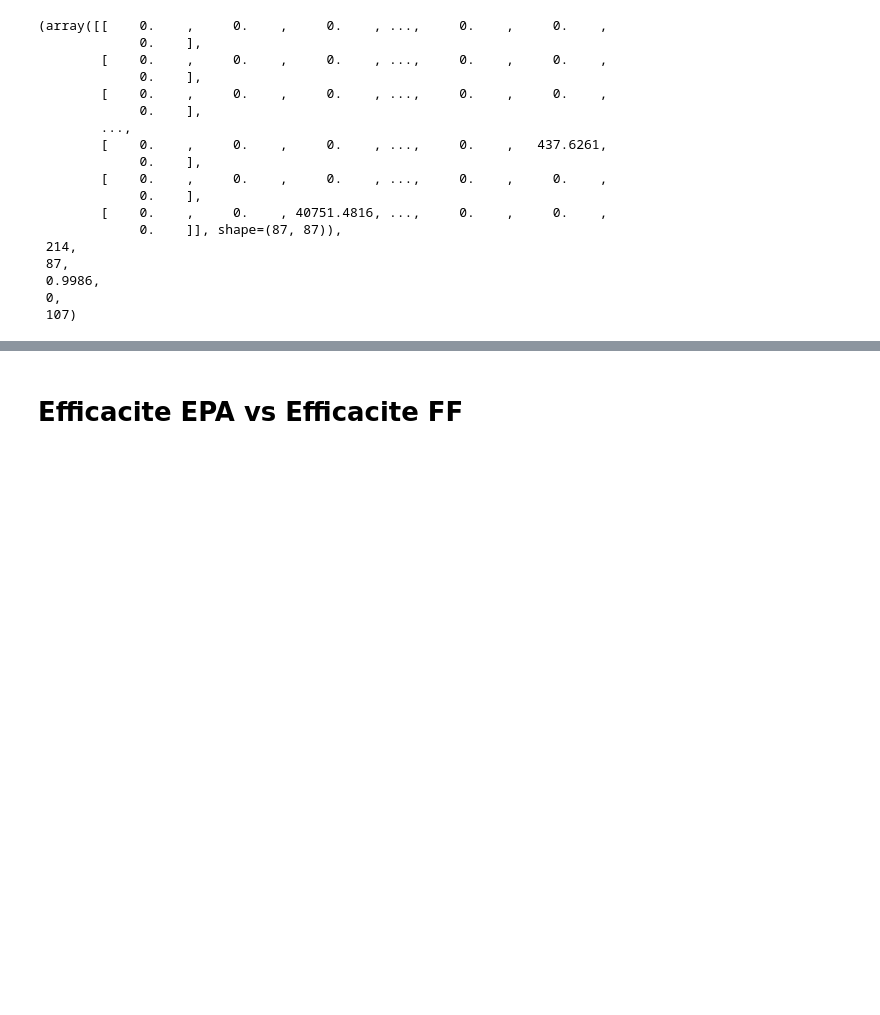
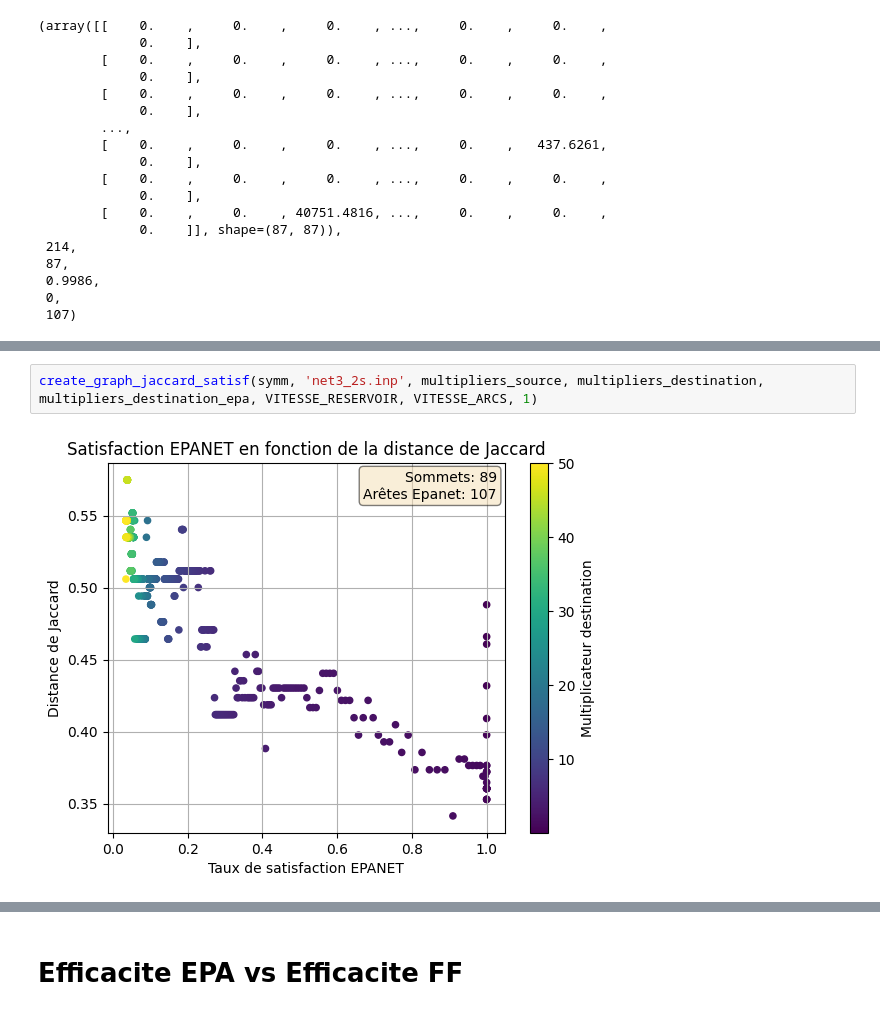
Before and after one commit to Nabil-hamoudi/M2_internship_flow_orientation, a Jupyter notebook: analyse.ipynb, the cells around one changed output, grey strips where cells are left out. Cells and saved outputs as stored; diff of their text form; blank space fills up the shorter version.

```diff
--- a/analyse.ipynb
+++ b/analyse.ipynb
@@ -230,0 +239,4 @@ create_graph_hamming_eff('generated_2s_demandes_insatisfaites.inp', multipliers_
+# %%
+create_graph_jaccard_satisf(symm, 'net3_2s.inp', multipliers_source, multipliers_destination, multipliers_destination_epa, VITESSE_RESERVOIR, VITESSE_ARCS, 1)
+# %% [output]
+[figure, added]
```
Also changed, not shown: parts of 33 cells of this notebook, 2 other files.
